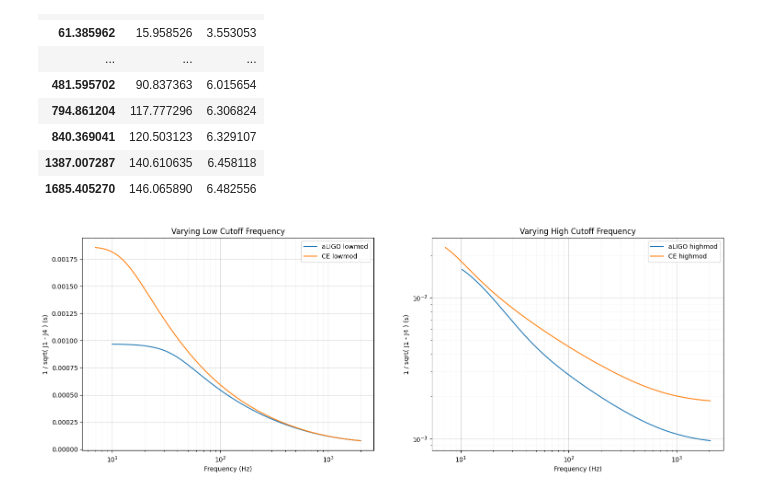
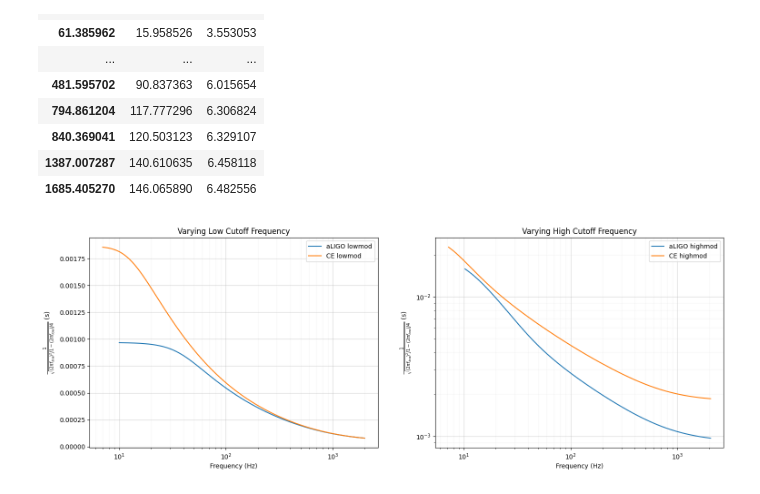
Before and after one commit to icg-gravwaves/3g_low_latency, a Jupyter notebook: calc_moments_ce_aligo.ipynb, the cells around one changed output. Saved outputs shown, nothing was run; the diff lists cells and outputs as text; code cells hidden in the pictures.

```diff
--- a/calc_moments_ce_aligo.ipynb
+++ b/calc_moments_ce_aligo.ipynb
@@ -281,26 +282,26 @@ for ce_freq in ce_x_freqs:
 # %%
 # Plot the results
 
 fig, ax = plt.subplots(1, 2, figsize=(18, 6))
 ax1, ax2 = ax
 ax1.plot(aligo_x_freqs, aligo_lowmod_results, label='aLIGO lowmod')
 ax1.plot(ce_x_freqs, ce_lowmod_results, label='CE lowmod')
 ax1.set_xlabel('Frequency (Hz)')
-ax1.set_ylabel('1 / sqrt( J1 - J4 ) (s)')
+ax1.set_ylabel(r"$\frac{1}{\sqrt{ (2\pi f_{low})^2 J1 - (2\pi f_{low})J4 } }$ (s)")
 ax1.set_xscale('log')
 ax1.set_title('Varying Low Cutoff Frequency')
 ax1.grid(visible=True, which='minor', axis='both', alpha=0.1)
 ax1.grid(visible=True, which='major', axis='both', alpha=0.5)
 ax1.legend()
 ax2.plot(aligo_x_freqs, aligo_highmod_results, label='aLIGO highmod')
 ax2.plot(ce_x_freqs, ce_highmod_results, label='CE highmod')
 ax2.set_xlabel('Frequency (Hz)')
 ax2.loglog()
-ax2.set_ylabel('1 / sqrt( J1 - J4 ) (s)')
+ax2.set_ylabel(r"$\frac{1}{\sqrt{ (2\pi f_{low})^2 J1 - (2\pi f_{low})J4 } }$ (s)")
 ax2.set_title('Varying High Cutoff Frequency')
 ax2.grid(visible=True, which='minor', axis='both', alpha=0.1)
 ax2.grid(visible=True, which='major', axis='both', alpha=0.5)
 ax2.legend()
 fig.show()
 # %% [output]
-[figure, old version]
+[figure, new version]
```
Also changed, not shown: parts of 2 cells of this notebook.
